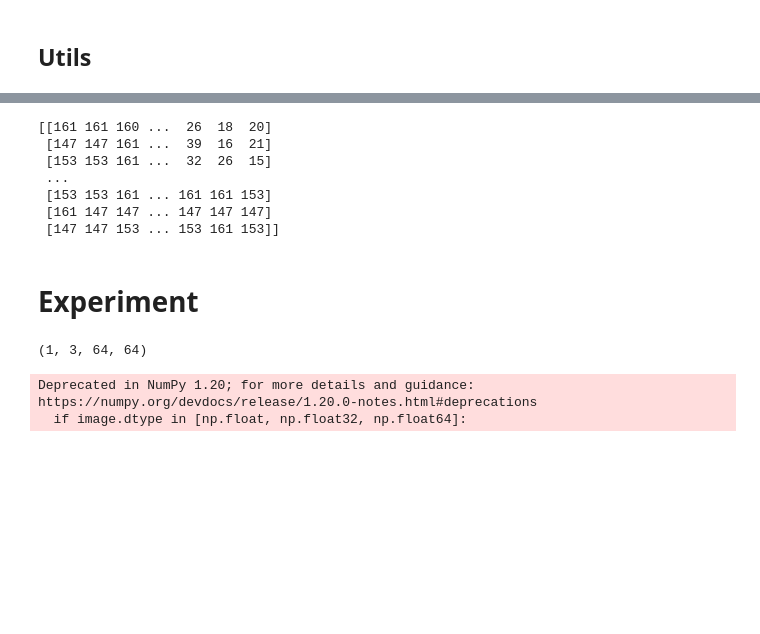
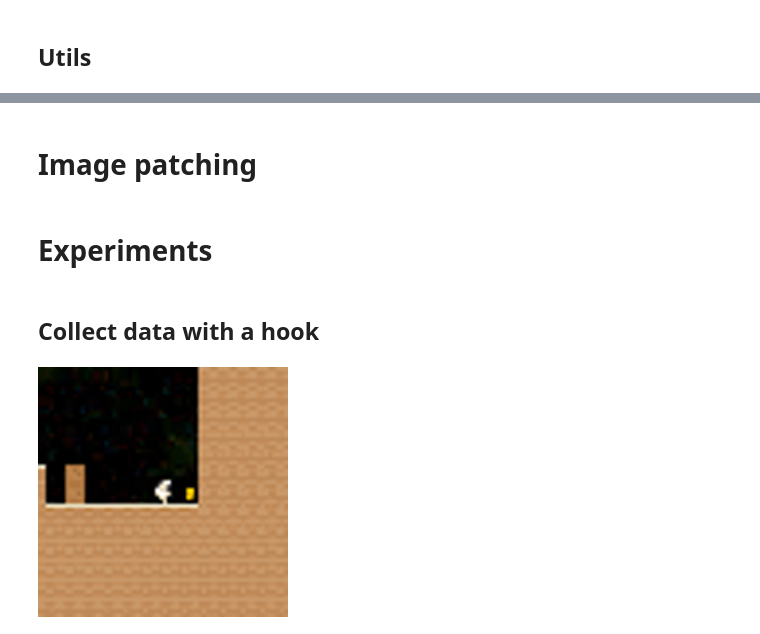
Before and after one commit to Butanium/coinrun-patchs, a Jupyter notebook: coinrun_interp.ipynb, the cells around one changed output, grey strips where cells are left out. Drawn from its saved outputs; the diff is of its cells as text; code cells hidden in the pictures; blank space fills up the shorter version.

Commit message:
added patching

```diff
--- a/coinrun_interp.ipynb
+++ b/coinrun_interp.ipynb
@@ -304,11 +316,0 @@ output.enable_custom_widget_manager()
-# %%
-img = np.uint8(np.einsum('cwh -> whc', hook.saves[0][0])* 255)
-im2 = Image.fromarray(img).convert("L")
-# %% [output]
-[[161 161 160 ...  26  18  20]
- [147 147 161 ...  39  16  21]
- [153 153 161 ...  32  26  15]
- ...
- [153 153 161 ... 161 161 153]
- [161 147 147 ... 147 147 147]
- [147 147 153 ... 153 161 153]]
@@ -317,0 +317,36 @@ def plot_images(img_arrays, max_images=20, img_width=150):
+# %%
+def plot_images(img_arrays, max_images=20, img_width=150):
+  ipyplot.plot_images(img_arrays, max_images=max_images, img_width=img_width)
+
+def obs_to_img(obs):
+  return np.uint8(np.einsum('cwh -> whc', obs)* 255)
+def plot_img(img, size=(250,250)):
+  display.display(Image.fromarray(img).resize(size))
+def slider_of_imgs(imgs):
+  min_val = 0
+  max_val = len(imgs) - 1
+
+  # Create a slider widget
+  slider = widgets.IntSlider(min=min_val, max=max_val, continuous_update=True)
+
+  # Define a function to display the current image based on the slider value
+  def on_value_change(change):
+      index = change['new']
+      img_array = imgs[index]
+      # Create a PIL image from the numpy array
+      img = Image.fromarray(np.uint8(img_array)).resize((250,250))
+      # Display the image
+      display.clear_output(wait=True)
+      display.display(img)
+      display.display(slider)
+
+  # Call the on_value_change function when the slider value changes
+  slider.observe(on_value_change, names='value')
+
+  # Display the initial image
+  display.display(Image.fromarray(np.uint8(imgs[0])).resize((250,250)))
+
+  # Display the slider widget
+  display.display(slider)
+# %% [markdown]
+# Image patching
@@ -318,7 +399,9 @@ def plot_images(img_arrays, max_images=20, img_width=150):
 # %% [markdown]
-# Experiment
+# Experiments
+# %% [markdown]
+## Collect data with a hook
 # %%
-class ObsHook:
+class ObsHook(Hook):
   def __init__(self, saveRate : int):
     self.saveRate = saveRate
     self.current = 0
@@ -335,16 +418,14 @@ class ObsHook:
       return obs
 
   def end(self):
-    print(self.saves[0].shape)
-    plotable = list(map(lambda obs :(np.uint8(np.einsum('cwh -> whc', obs[0])* 255)), self.saves))
+    plotable = list(map(lambda obs : obs_to_img(obs[0]), self.saves))
     self.plotable = np.array(plotable)
-    plot_images(self.plotable)
+    slider_of_imgs(self.plotable)
 # %%
 hook = ObsHook(1)
-run_env("test experiment", "model_data/coinrun.pth", 0xc0ffee, hook=hook, max_num_timesteps=100)
+run_env("test experiment", "model_data/coinrun.pth", 0xc0ffee, hook=hook, max_num_timesteps=1000, reset_mode="complete")
+observations = hook.saves
 hook.end()
 # %% [output]
-(1, 3, 64, 64)
-Deprecated in NumPy 1.20; for more details and guidance: https://numpy.org/devdocs/release/1.20.0-notes.html#deprecations
-  if image.dtype in [np.float, np.float32, np.float64]:
+[figure, added]
 [interactive output not drawn]
```
Also changed, not shown: parts of 19 cells of this notebook.
